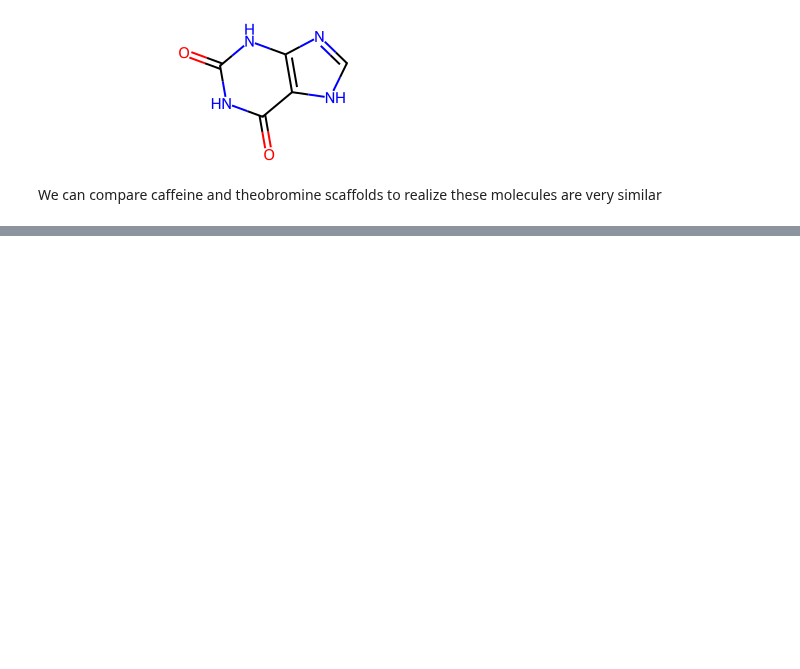
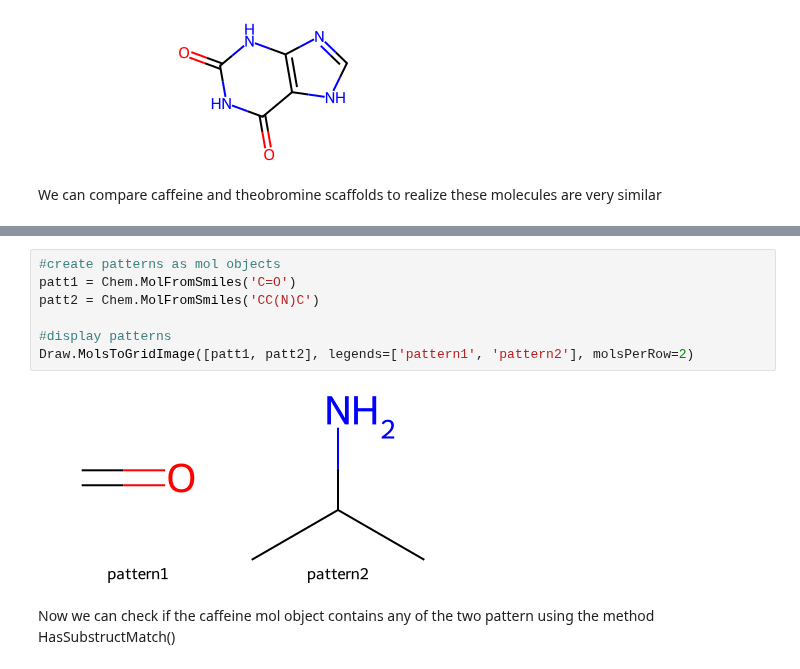
Before and after one commit to schwallergroup/ai4chem_course, a Jupyter notebook: notebooks/01d_rdkit_basics.ipynb, the cells around one changed output, grey strips where cells are left out. Cells and saved outputs as stored; diff of their text form; blank space fills up the shorter version.

```diff
--- a/notebooks/01d_rdkit_basics.ipynb
+++ b/notebooks/01d_rdkit_basics.ipynb
@@ -283,0 +371,11 @@ Substructure match
+# %%
+#create patterns as mol objects
+patt1 = Chem.MolFromSmiles('C=O')
+patt2 = Chem.MolFromSmiles('CC(N)C')
+
+#display patterns
+Draw.MolsToGridImage([patt1, patt2], legends=['pattern1', 'pattern2'], molsPerRow=2)
+# %% [output]
+[figure, added]
+# %% [markdown]
+Now we can check if the caffeine mol object contains any of the two pattern using the method HasSubstructMatch()
```
Also changed, not shown: parts of 42 cells of this notebook.
